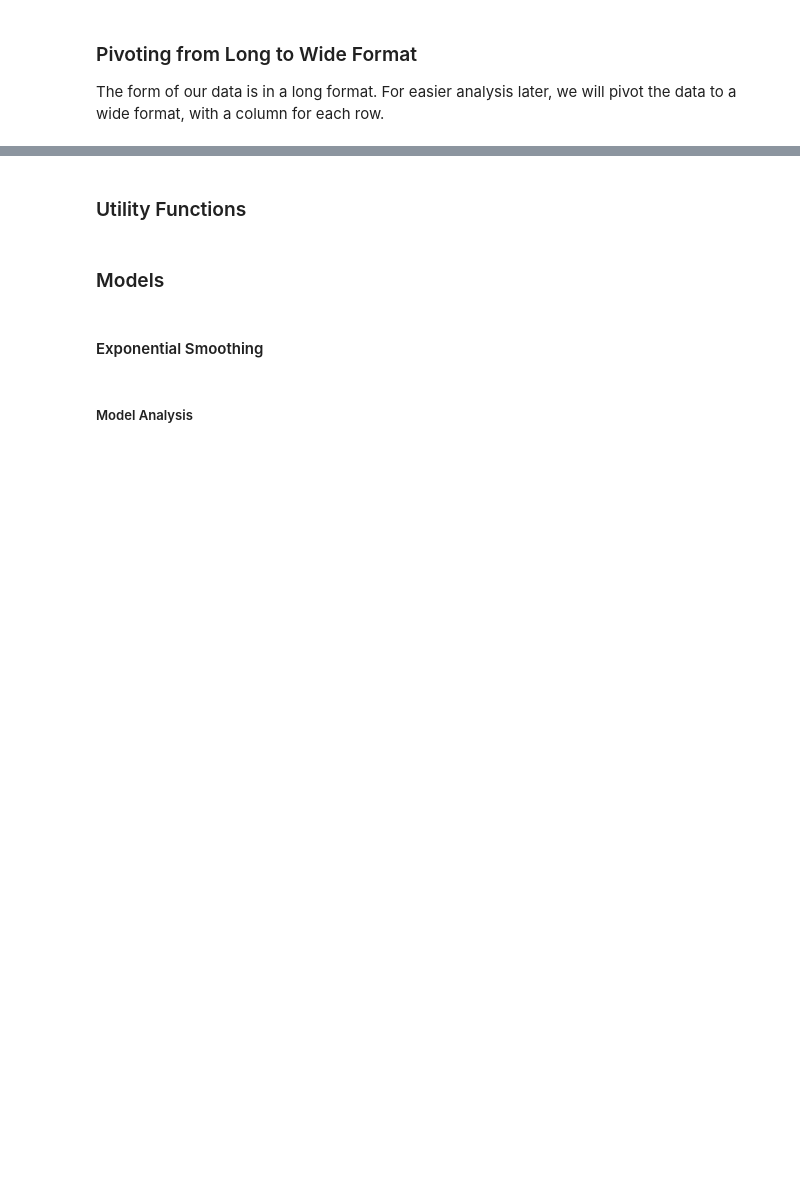
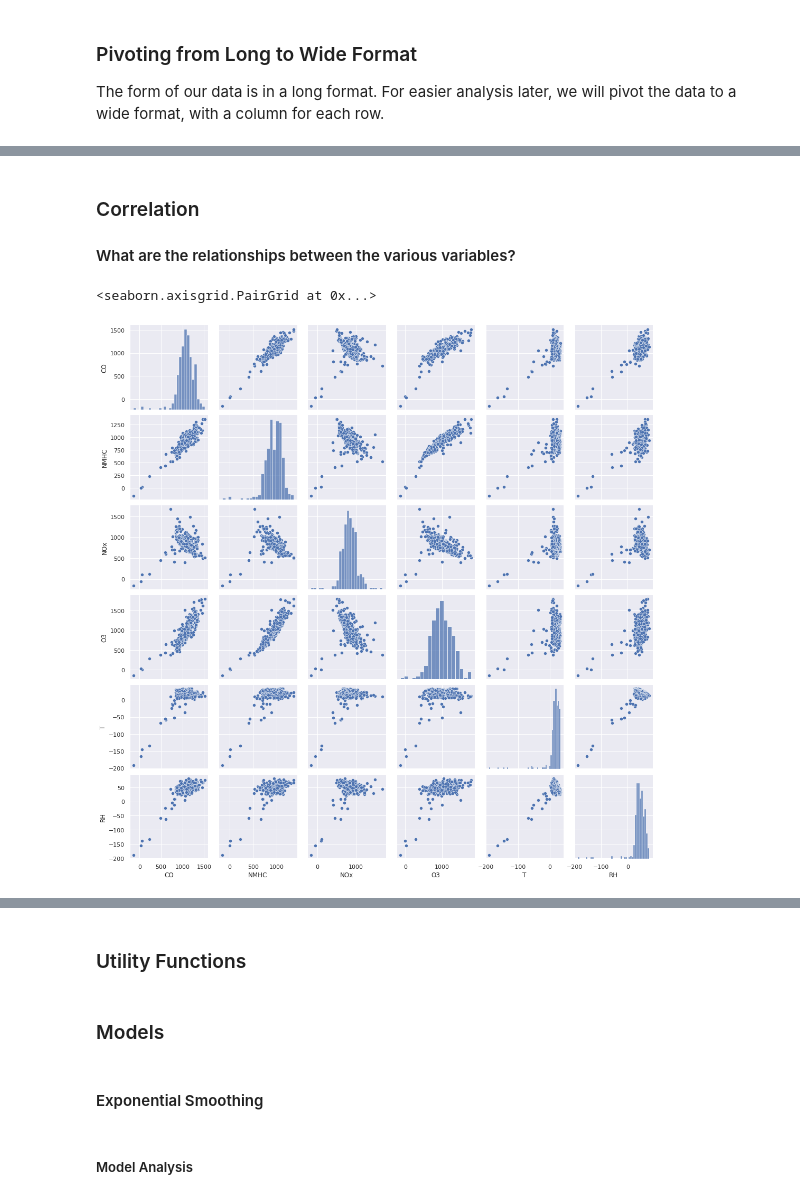
Before and after one commit to Tien-Cheng/AI-and-Machine-Learning--ST1511-, a Jupyter notebook: Assignment 2/time series analysis/time-series-v2.ipynb, the cells around one changed output, grey strips where cells are left out. Cells and saved outputs as stored; diff of their text form; code cells hidden in the pictures; blank space fills up the shorter version.

```diff
--- a/Assignment 2/time series analysis/time-series-v2.ipynb
+++ b/Assignment 2/time series analysis/time-series-v2.ipynb
@@ -150,0 +465,8 @@ We then perform an exploratory data analysis of our data.
+# %% [markdown]
+### Correlation
+#### What are the relationships between the various variables?
+# %%
+sns.pairplot(df_pivot)
+# %% [output]
+<seaborn.axisgrid.PairGrid at 0x...>
+[figure, added]
```
Also changed, not shown: parts of 129 cells of this notebook, 4 other files.
